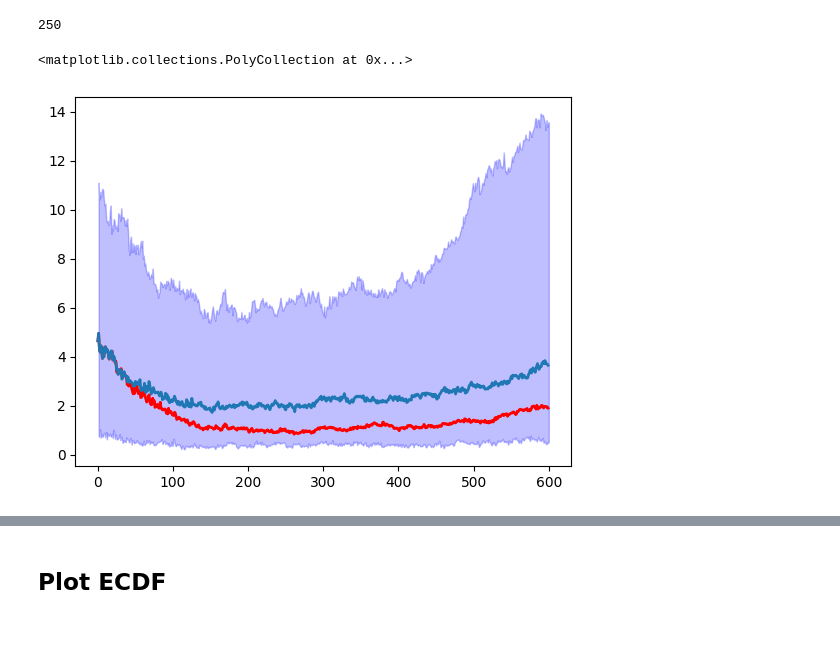
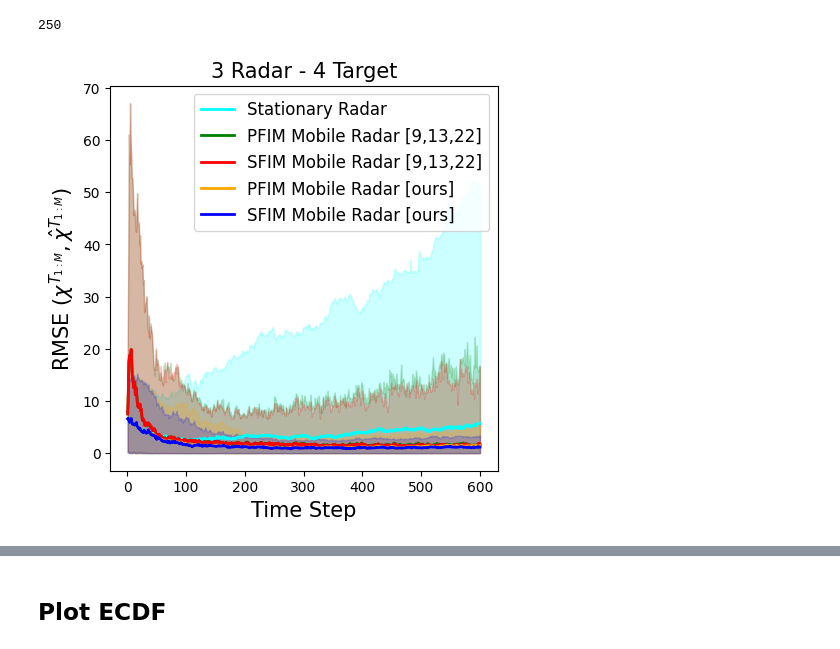
Before and after one commit to mlpotter/OptimalTrackingAndControl, a Jupyter notebook: src_faster/visualize_results.ipynb, the cells around one changed output, grey strips where cells are left out. Saved outputs shown, nothing was run; the diff lists cells and outputs as text; code cells hidden in the pictures.

Commit message:
organize visualizations

```diff
--- a/src_faster/visualize_results.ipynb
+++ b/src_faster/visualize_results.ipynb
@@ -16,18 +16,17 @@ move_radars = ["no-move_radars","move_radars"]
 remove_tmp_images = ["remove_tmp_images"]
 save_images = ["no-save_images"]
 # %%
-experiment_number = 12
+experiment_number = 11
+folder_save =  os.path.join("results",f"experiment{experiment_number}_all")
+os.makedirs(folder_save,exist_ok=True)
 # %%
 if experiment_number == 3:
     N_radar = 4
     title = f"4 Radar - 4 Target"
-elif experiment_number==12:
-    N_radar = 5
-    title = f"5 Radar - 3 Target"
-elif experiment_number == 2 or experiment_number==7 or experiment_number==10:
+elif experiment_number == 2 or experiment_number==7 or experiment_number==10 or experiment_number==12:
     N_radar=6
     title = f"6 Radar - 3 Target"
-elif experiment_number == 1 or experiment_number==8 or  experiment_number==9:
+elif experiment_number == 1 or experiment_number==8 or  experiment_number==9 or experiment_number==11:
     N_radar=3
     title = f"3 Radar - 4 Target"
 # %%
@@ -232,13 +158,6 @@ print(len(rmse_nomove))
 # %% [output]
 250
 # %%
-under_line = np.quantile(rmse_nomove,0.1,axis=0) #np.clip(rmse.std(axis=0)*-1.96,a_min=0,a_max=np.inf)
-over_line = np.quantile(rmse_nomove,0.9,axis=0) #rmse.std(axis=0)*1.96
-
-plt.plot(np.quantile(rmse_move_sfim,q=0.5,axis=0), color='r',linewidth=2) #mean curve.
-
-plt.plot(np.quantile(rmse_nomove,q=0.5,axis=0), linewidth=2) #mean curve.
-plt.fill_between(k, under_line, over_line, color='b', alpha=.25) #std curves.
+# plt.figure(figsize=(5,5))
+# az.plot_hdi(k, np.expand_dims(rmse_nomove,axis=0),hdi_prob=0.8,smooth=False,color='red',fill_kwargs={'alpha': 0.2})
+# plt.plot(np.quantile(rmse_nomove,q=0.5,axis=0), linewidth=2,color="red",label='SFIM Bad Mobile Radar') #mean curve.
-# %% [output]
-<matplotlib.collections.PolyCollection at 0x...>
-[figure, removed]
@@ -261,21 +164,35 @@ plt.fill_between(k, under_line, over_line, color='b', alpha=.25) #std curves.
 # %%
+rmse_nomove_median = np.quantile(rmse_nomove,q=0.5,axis=0)
+rmse_move_pfim_bad_median = np.quantile(rmse_move_pfim_bad,q=0.5,axis=0)
+rmse_move_sfim_bad_median = np.quantile(rmse_move_sfim_bad,q=0.5,axis=0)
+rmse_move_pfim_median = np.quantile(rmse_move_pfim,q=0.5,axis=0)
+rmse_move_sfim_median = np.quantile(rmse_move_sfim,q=0.5,axis=0)
+
+hdi_interval = 0.9
+
 plt.figure(figsize=(5,5))
-az.plot_hdi(k, np.expand_dims(rmse_nomove,axis=0),hdi_prob=0.8,smooth=False,color='cyan',fill_kwargs={'alpha': 0.2})
-plt.plot(np.quantile(rmse_nomove,q=0.5,axis=0), linewidth=2,color="cyan",label='Stationary Radar') #mean curve.
-az.plot_hdi(k, np.expand_dims(rmse_move_pfim_bad,axis=0),hdi_prob=0.8,smooth=False,color='green',fill_kwargs={'alpha': 0.2})
-plt.plot(np.quantile(rmse_move_pfim_bad,q=0.5,axis=0), linewidth=2,color="green",label='PFIM Mobile Radar [9,13,22]') #mean curve.
-az.plot_hdi(k, np.expand_dims(rmse_move_sfim_bad,axis=0),hdi_prob=0.8,smooth=False,color='red',fill_kwargs={'alpha': 0.2})
-plt.plot(np.quantile(rmse_move_sfim_bad,q=0.5,axis=0), linewidth=2,color="red",label='SFIM Mobile Radar [9,13,22]') #mean curve.
-az.plot_hdi(k, np.expand_dims(rmse_move_pfim,axis=0),hdi_prob=0.8,smooth=False,color='orange',fill_kwargs={'alpha': 0.2})
-plt.plot(np.quantile(rmse_move_pfim,q=0.5,axis=0), linewidth=2,color="orange",label='PFIM Mobile Radar [ours]') #mean curve.
-az.plot_hdi(k, np.expand_dims(rmse_move_sfim,axis=0),hdi_prob=0.8,smooth=False,color='blue',fill_kwargs={'alpha': 0.2})
-plt.plot(np.quantile(rmse_move_sfim,q=0.5,axis=0), linewidth=2,color="blue",label='SFIM Mobile Radar [ours]') #mean curve.
+az.plot_hdi(k, np.expand_dims(rmse_nomove,axis=0),hdi_prob=hdi_interval,smooth=False,color='cyan',fill_kwargs={'alpha': 0.2})
+plt.plot(k,rmse_nomove_median ,linewidth=2,color="cyan",label='Stationary Radar') #mean curve.
+
+az.plot_hdi(k, np.expand_dims(rmse_move_pfim_bad,axis=0),hdi_prob=hdi_interval,smooth=False,color='green',fill_kwargs={'alpha': 0.2})
+plt.plot(k,rmse_move_pfim_bad_median, linewidth=2,color="green",label='PFIM Mobile Radar [9,13,22]') #mean curve.
+
+az.plot_hdi(k,np.expand_dims(rmse_move_sfim_bad,axis=0) ,hdi_prob=hdi_interval,smooth=False,color='red',fill_kwargs={'alpha': 0.2})
+plt.plot(k,rmse_move_sfim_bad_median, linewidth=2,color="red",label='SFIM Mobile Radar [9,13,22]') #mean curve.
+
+az.plot_hdi(k, np.expand_dims(rmse_move_pfim,axis=0),hdi_prob=hdi_interval,smooth=False,color='orange',fill_kwargs={'alpha': 0.2})
+plt.plot(k,rmse_move_pfim_median, linewidth=2,color="orange",label='PFIM Mobile Radar [ours]') #mean curve.
+
+az.plot_hdi(k, np.expand_dims(rmse_move_sfim,axis=0),hdi_prob=hdi_interval,smooth=False,color='blue',fill_kwargs={'alpha': 0.2})
+plt.plot(k,rmse_move_sfim_median, linewidth=2,color="blue",label='SFIM Mobile Radar [ours]') #mean curve.
 
 plt.xlabel("Time Step",fontsize=15)
 plt.ylabel('RMSE $(\chi^{T_{1:M}},\\hat{\chi}^{T_{1:M}})$',fontsize=15)
 # plt.ylabel("$x^2$")
-plt.legend(loc="upper left",fontsize=12)
+plt.legend(loc="upper right",fontsize=12)
 # plt.title("3 Radars - 4 Targets",fontsize=20)
 plt.title(title,fontsize=15)
 
-plt.savefig(os.path.join("results",f"rmse_overlayed{experiment_number}.pdf"))
+plt.savefig(os.path.join(folder_save,f"rmse_median_overlayed{experiment_number}.pdf"))
+# %% [output]
+[figure, added]
```
Also changed, not shown: parts of 39 cells of this notebook, 3 other files.
